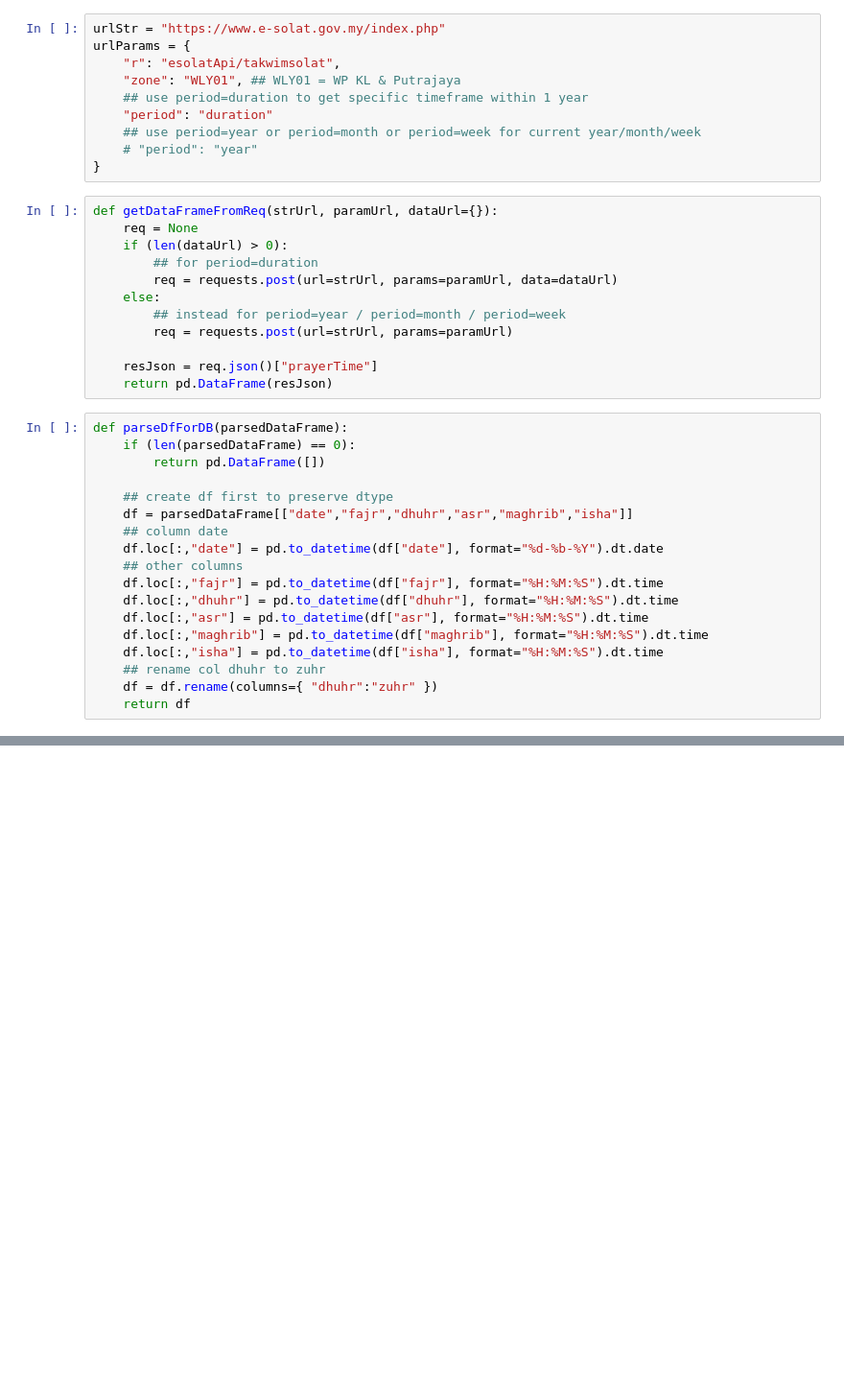
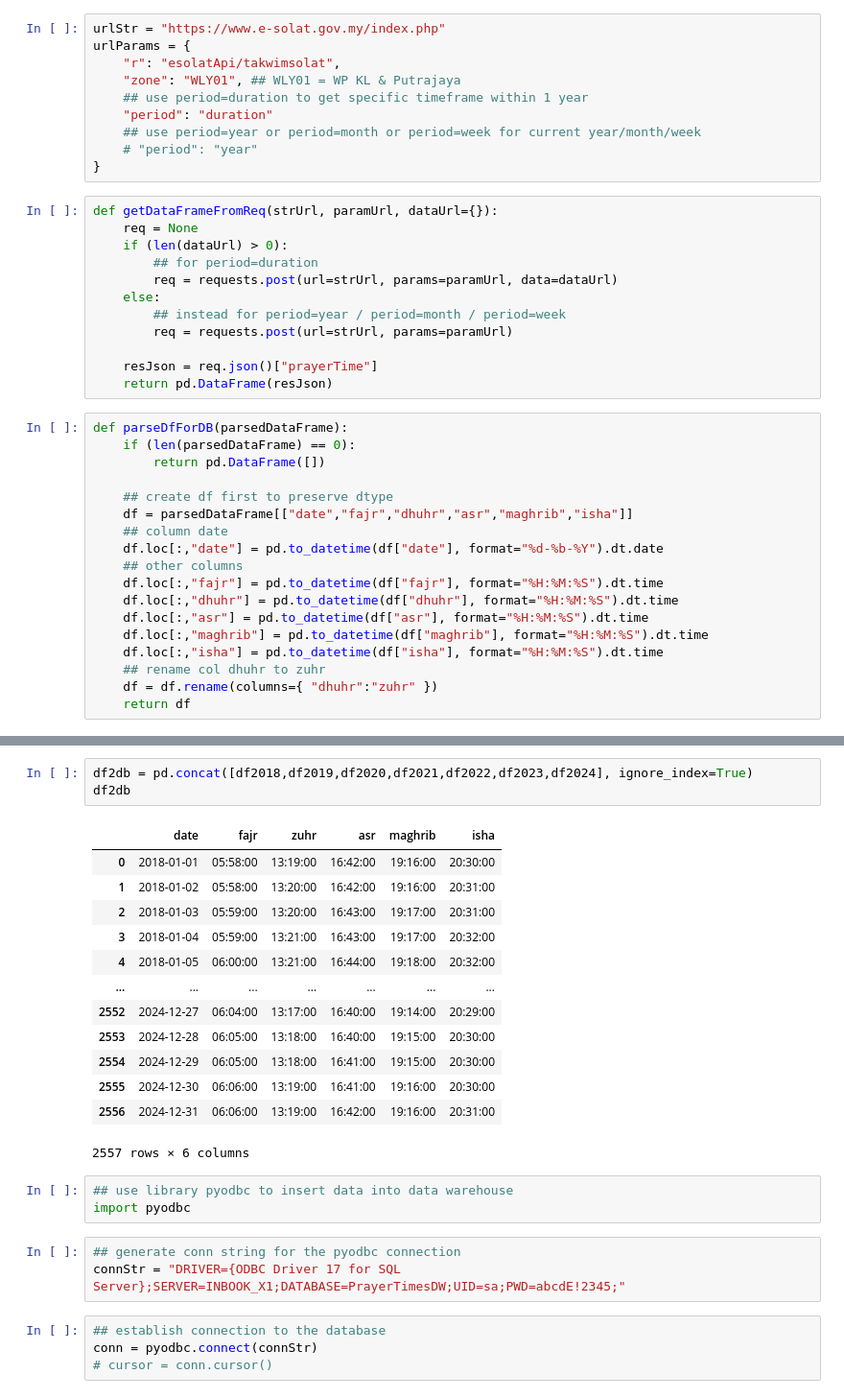
Before and after one commit to azamsuratem/predictprayertimes, a Jupyter notebook: python/jupyter notebook/request_Data_esolatjakim.ipynb, the cells around one changed output, grey strips where cells are left out. Shown at 96% size. Cells and saved outputs as stored; diff of their text form; blank space fills up the shorter version.

Commit message:
add cells on df INSERT INTO db table using pyodbc

```diff
--- a/python/jupyter notebook/request_Data_esolatjakim.ipynb
+++ b/python/jupyter notebook/request_Data_esolatjakim.ipynb
@@ -197,0 +177,27 @@ df2024
+# %%
+df2db = pd.concat([df2018,df2019,df2020,df2021,df2022,df2023,df2024], ignore_index=True)
+df2db
+# %% [output]
+|  | date | fajr | zuhr | asr | maghrib | isha |
+| 0 | 2018-01-01 | 05:58:00 | 13:19:00 | 16:42:00 | 19:16:00 | 20:30:00 |
+| 1 | 2018-01-02 | 05:58:00 | 13:20:00 | 16:42:00 | 19:16:00 | 20:31:00 |
+| 2 | 2018-01-03 | 05:59:00 | 13:20:00 | 16:43:00 | 19:17:00 | 20:31:00 |
+| 3 | 2018-01-04 | 05:59:00 | 13:21:00 | 16:43:00 | 19:17:00 | 20:32:00 |
+| 4 | 2018-01-05 | 06:00:00 | 13:21:00 | 16:44:00 | 19:18:00 | 20:32:00 |
+| ... | ... | ... | ... | ... | ... | ... |
+| 2552 | 2024-12-27 | 06:04:00 | 13:17:00 | 16:40:00 | 19:14:00 | 20:29:00 |
+| 2553 | 2024-12-28 | 06:05:00 | 13:18:00 | 16:40:00 | 19:15:00 | 20:30:00 |
+| 2554 | 2024-12-29 | 06:05:00 | 13:18:00 | 16:41:00 | 19:15:00 | 20:30:00 |
+| 2555 | 2024-12-30 | 06:06:00 | 13:19:00 | 16:41:00 | 19:16:00 | 20:30:00 |
+| 2556 | 2024-12-31 | 06:06:00 | 13:19:00 | 16:42:00 | 19:16:00 | 20:31:00 |
+2557 rows × 6 columns
+# %%
+## use library pyodbc to insert data into data warehouse
+import pyodbc
+# %%
+## generate conn string for the pyodbc connection
+connStr = "DRIVER={ODBC Driver 17 for SQL Server};SERVER=INBOOK_X1;DATABASE=PrayerTimesDW;UID=sa;PWD=abcdE!2345;"
+# %%
+## establish connection to the database
+conn = pyodbc.connect(connStr)
+# cursor = conn.cursor()
```
Also changed, not shown: parts of 36 cells of this notebook.
